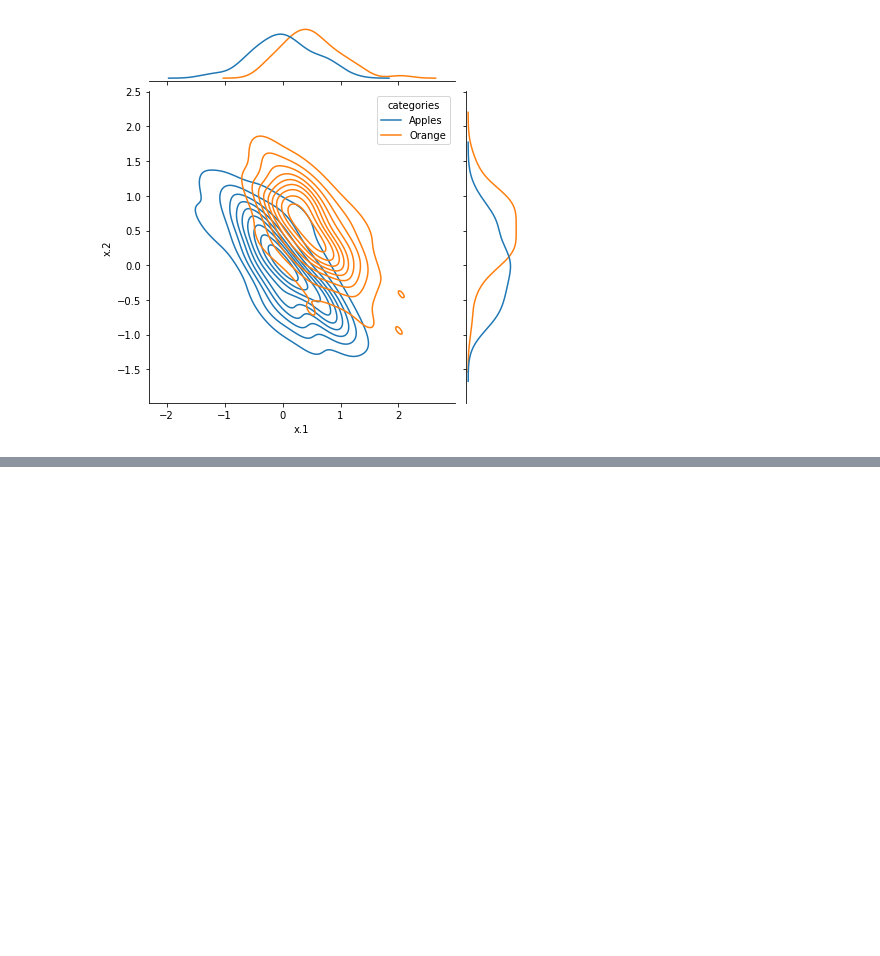
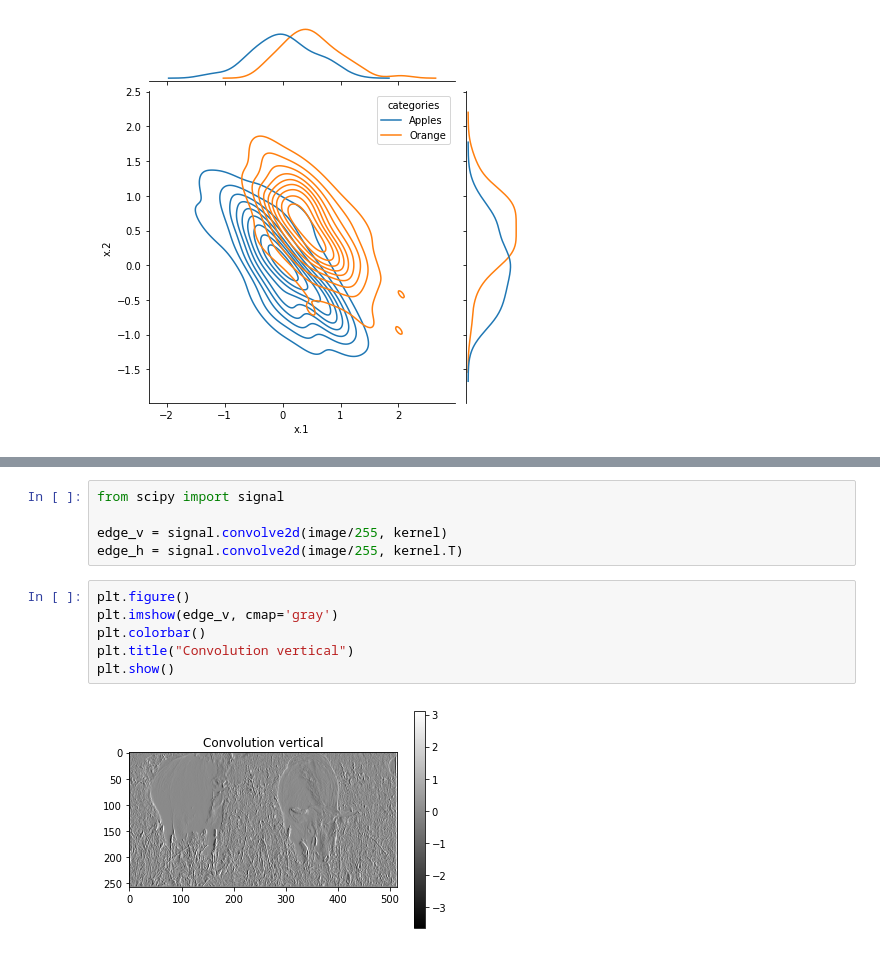
Before and after one commit to juanangd/TU_BERLIN, a Jupyter notebook: MI1-WS20:21/Exercise00/Exercise00.ipynb, the cells around one changed output, grey strips where cells are left out. Cells and saved outputs as stored; diff of their text form; blank space fills up the shorter version.

```diff
--- a/MI1-WS20:21/Exercise00/Exercise00.ipynb
+++ b/MI1-WS20:21/Exercise00/Exercise00.ipynb
@@ -124,0 +161,13 @@ SyntaxError: invalid syntax (<ipython-input-134-5c7733bcf673>, line 1)
+# %%
+from scipy import signal
+
+edge_v = signal.convolve2d(image/255, kernel)
+edge_h = signal.convolve2d(image/255, kernel.T)
+# %%
+plt.figure()
+plt.imshow(edge_v, cmap='gray')
+plt.colorbar()
+plt.title("Convolution vertical")
+plt.show()
+# %% [output]
+[figure, added]
```
Also changed, not shown: parts of 16 cells of this notebook, 1 other file.
